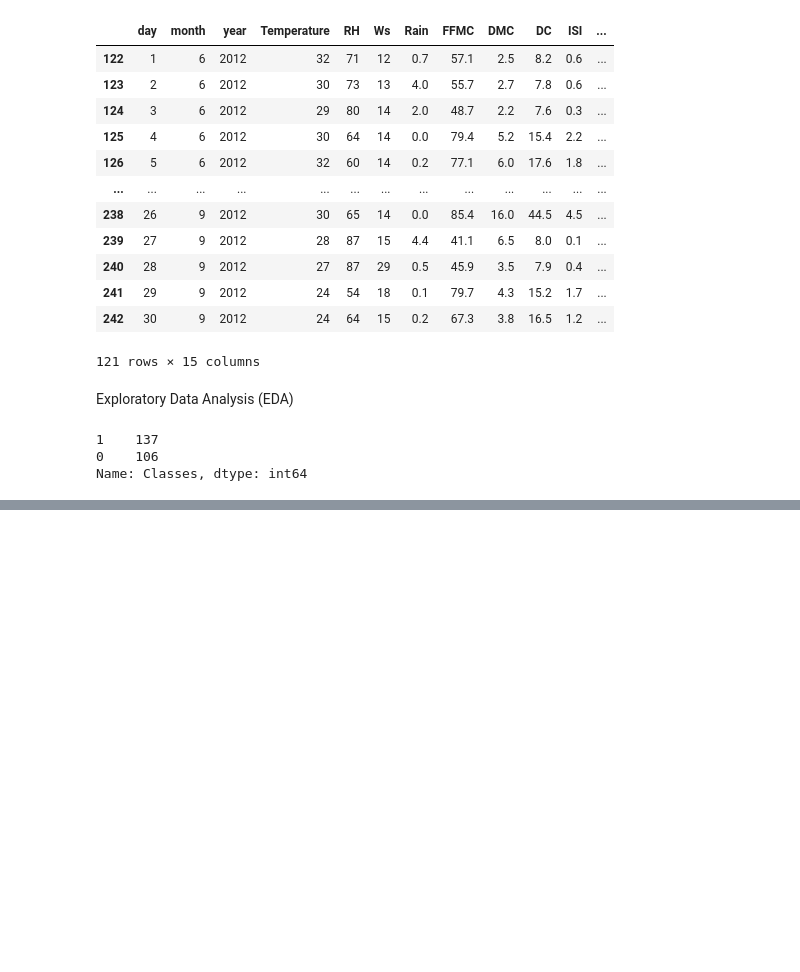
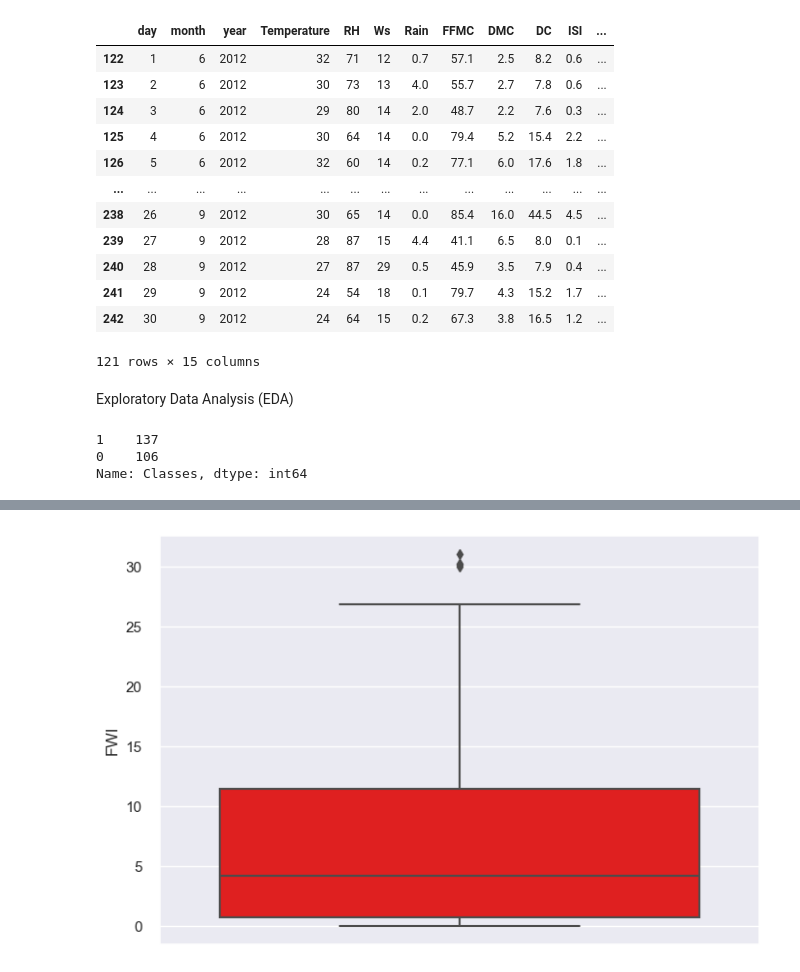
Before and after one commit to Subramanyachelmanda1993/algerian_forest_fire, a Jupyter notebook: Notebook/forest_fire_EDA.ipynb, the cells around one changed output, grey strips where cells are left out. Saved outputs shown, nothing was run; the diff lists cells and outputs as text; code cells hidden in the pictures; blank space fills up the shorter version.

```diff
--- a/Notebook/forest_fire_EDA.ipynb
+++ b/Notebook/forest_fire_EDA.ipynb
@@ -320,0 +359,6 @@ Name: Classes, dtype: int64
+# %%
+#Boxplot
+sns.boxplot(data=df, y=df['FWI'], color= 'red')
+plt.show()
+# %% [output]
+[figure, added]
```
Also changed, not shown: parts of 22 cells of this notebook.
